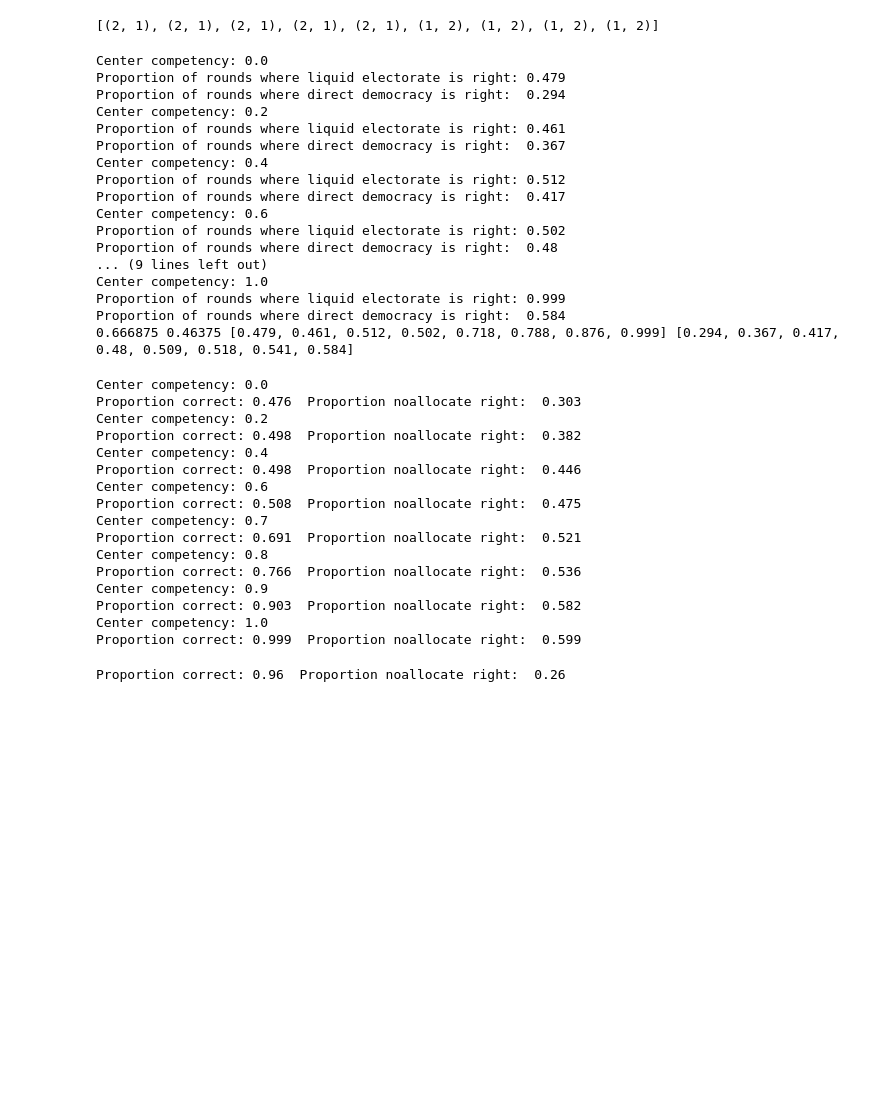
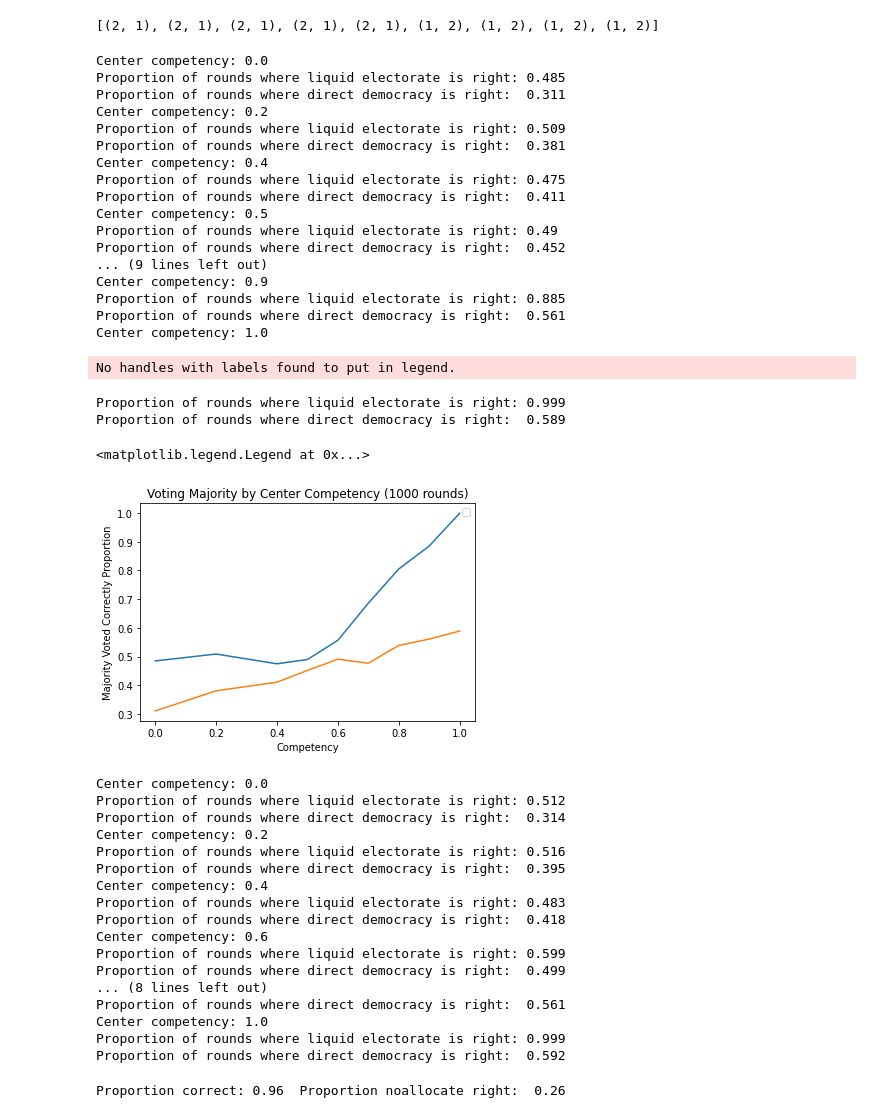
Before and after one commit to romil797/CS238, a Jupyter notebook: liquidmodel.ipynb, the cells around one changed output. Saved outputs shown, nothing was run; the diff lists cells and outputs as text; code cells hidden in the pictures; blank space fills up the shorter version.

Commit message:
Added star plot code

```diff
--- a/liquidmodel.ipynb
+++ b/liquidmodel.ipynb
@@ -232,35 +233,46 @@ def simulate_liquid(truecompetencies, neighborpairs, pubcompetencies=None, round
 # %%
 # Star structure 1
 starprops_liquid = []
 starprops_direct = []
-for center_competency in [0.0, 0.2, 0.4, 0.6, 0.7, 0.8, 0.9, 1.0]:
+competencies = [0.0, 0.2, 0.4, 0.5, 0.6, 0.7, 0.8, 0.9, 1.0]
+for center_competency in competencies:
     star_truecomps = np.array([center_competency]+[.6 for i in range(8)]) # true competencies
     star_nbpairs = np.array([(0, i) for i in range(1,9)]) # pairs of neighbors
     print("Center competency:", center_competency)
     propcorrect, propdirect, _, _, _, _ = simulate_liquid(star_truecomps, star_nbpairs, rounds=1000, mechanism="standard")
 
     starprops_liquid.append(propcorrect)
     starprops_direct.append(propdirect)
     # simulate_liquid(star_truecomps, star_nbpairs, rounds=100, mechanism="truestandard")
-print(np.mean(starprops_liquid), np.mean(starprops_direct),starprops_liquid, starprops_direct)
+#print(np.mean(starprops_liquid), np.mean(starprops_direct),starprops_liquid, starprops_direct)
+plt.plot(competencies, starprops_liquid, label="Liquid")
+plt.plot(competencies, starprops_direct)
+plt.xlabel("Competency"); plt.ylabel("Majority Voted Correctly Proportion")
+plt.title("Voting Majority by Center Competency (1000 rounds)")
+plt.legend()
 # %% [output]
 Center competency: 0.0
-Proportion of rounds where liquid electorate is right: 0.479
-Proportion of rounds where direct democracy is right:  0.294
+Proportion of rounds where liquid electorate is right: 0.485
+Proportion of rounds where direct democracy is right:  0.311
 Center competency: 0.2
-Proportion of rounds where liquid electorate is right: 0.461
-Proportion of rounds where direct democracy is right:  0.367
+Proportion of rounds where liquid electorate is right: 0.509
+Proportion of rounds where direct democracy is right:  0.381
 Center competency: 0.4
-Proportion of rounds where liquid electorate is right: 0.512
-Proportion of rounds where direct democracy is right:  0.417
-Center competency: 0.6
-Proportion of rounds where liquid electorate is right: 0.502
-Proportion of rounds where direct democracy is right:  0.48
+Proportion of rounds where liquid electorate is right: 0.475
+Proportion of rounds where direct democracy is right:  0.411
+Center competency: 0.5
+Proportion of rounds where liquid electorate is right: 0.49
+Proportion of rounds where direct democracy is right:  0.452
 ... (9 lines left out)
+Center competency: 0.9
+Proportion of rounds where liquid electorate is right: 0.885
+Proportion of rounds where direct democracy is right:  0.561
 Center competency: 1.0
-Proportion of rounds where liquid electorate is right: 0.999
-Proportion of rounds where direct democracy is right:  0.584
-0.666875 0.46375 [0.479, 0.461, 0.512, 0.502, 0.718, 0.788, 0.876, 0.999] [0.294, 0.367, 0.417, 0.48, 0.509, 0.518, 0.541, 0.584]
+No handles with labels found to put in legend.
+Proportion of rounds where liquid electorate is right: 0.999
+Proportion of rounds where direct democracy is right:  0.589
+<matplotlib.legend.Legend at 0x...>
+[figure, added]
 # %%
 # Star structure 2
 for center_competency in [0.0, 0.2, 0.4, 0.6, 0.7, 0.8, 0.9, 1.0]:
@@ -271,21 +283,22 @@ for center_competency in [0.0, 0.2, 0.4, 0.6, 0.7, 0.8, 0.9, 1.0]:
     # simulate_liquid(star_truecomps, star_nbpairs, rounds=100, mechanism="truestandard")
 # %% [output]
 Center competency: 0.0
-Proportion correct: 0.476  Proportion noallocate right:  0.303
+Proportion of rounds where liquid electorate is right: 0.512
+Proportion of rounds where direct democracy is right:  0.314
 Center competency: 0.2
-Proportion correct: 0.498  Proportion noallocate right:  0.382
+Proportion of rounds where liquid electorate is right: 0.516
+Proportion of rounds where direct democracy is right:  0.395
 Center competency: 0.4
-Proportion correct: 0.498  Proportion noallocate right:  0.446
+Proportion of rounds where liquid electorate is right: 0.483
+Proportion of rounds where direct democracy is right:  0.418
 Center competency: 0.6
-Proportion correct: 0.508  Proportion noallocate right:  0.475
-Center competency: 0.7
-Proportion correct: 0.691  Proportion noallocate right:  0.521
-Center competency: 0.8
-Proportion correct: 0.766  Proportion noallocate right:  0.536
-Center competency: 0.9
-Proportion correct: 0.903  Proportion noallocate right:  0.582
+Proportion of rounds where liquid electorate is right: 0.599
+Proportion of rounds where direct democracy is right:  0.499
+... (8 lines left out)
+Proportion of rounds where direct democracy is right:  0.561
 Center competency: 1.0
-Proportion correct: 0.999  Proportion noallocate right:  0.599
+Proportion of rounds where liquid electorate is right: 0.999
+Proportion of rounds where direct democracy is right:  0.592
 # %%
 # Generate popularities (not being used atm)
 
```
Also changed, not shown: parts of 2 cells of this notebook.
